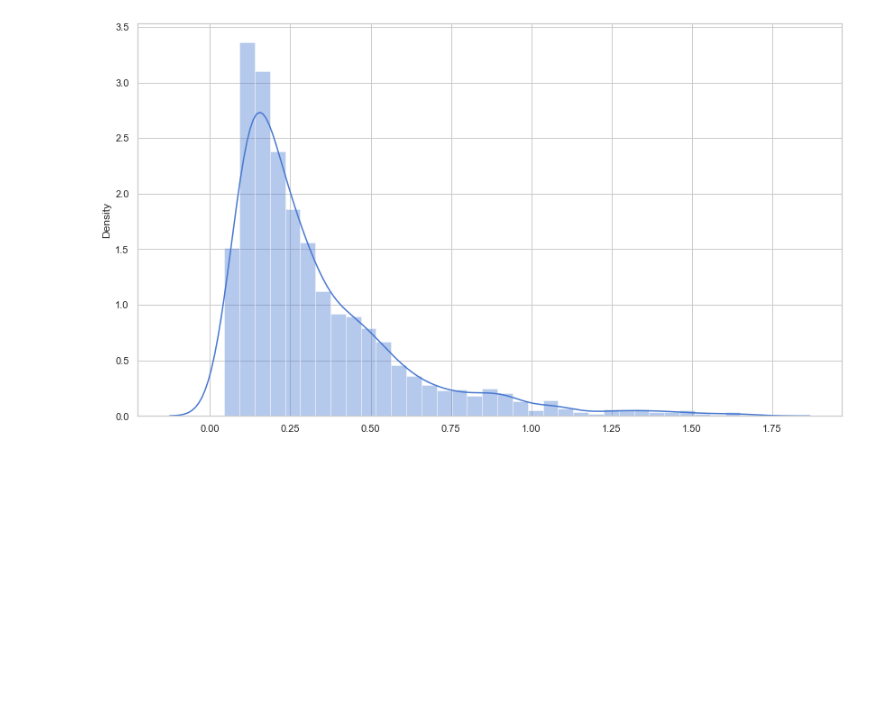
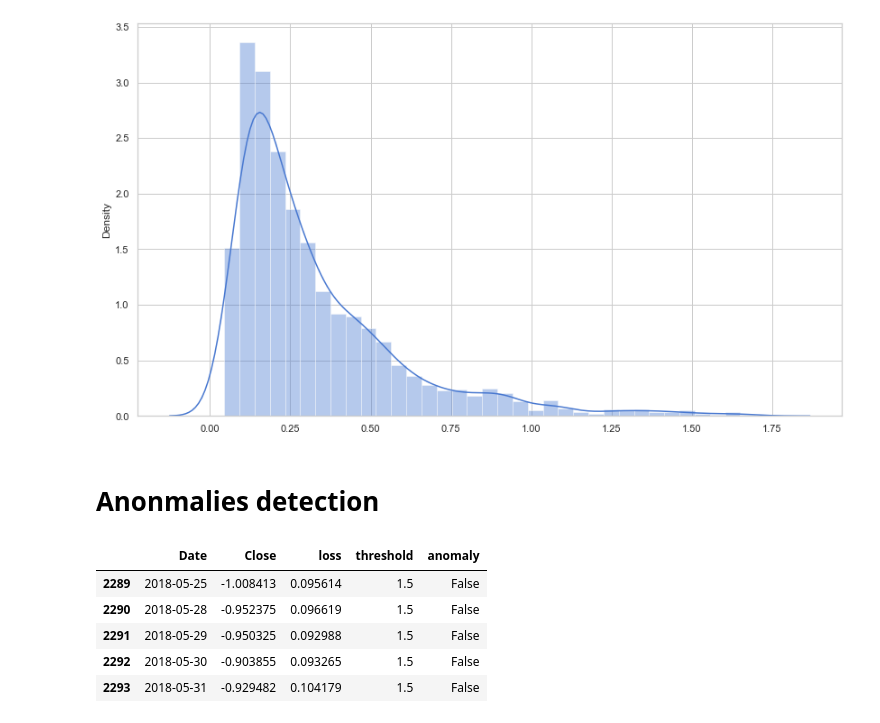
Before and after one commit to aryabhatta22/Anomaly-Detection-in-Stock-Prices, a Jupyter notebook: script.ipynb, the cells around one changed output. Drawn from its saved outputs; the diff is of its cells as text; code cells hidden in the pictures; blank space fills up the shorter version.

Commit message:
Anomaly detection done

```diff
--- a/script.ipynb
+++ b/script.ipynb
@@ -173,3 +173,19 @@ threshold = 1.50      # tweakable value
 # %%
 X_test_pred = model.predict(X_test)
 test_mae_loss = np.mean(np.abs(X_test_pred - X_test), axis = 1)
+# %% [markdown]
+# Anonmalies detection
+# %%
+test_score_df = pd.DataFrame(test[timeSteps:])
+test_score_df['loss'] = test_mae_loss
+test_score_df['threshold'] = threshold
+test_score_df['anomaly'] = test_score_df.loss > test_score_df.threshold
+# %%
+test_score_df.head()
+# %% [output]
+|  | Date | Close | loss | threshold | anomaly |
+| 2289 | 2018-05-25 | -1.008413 | 0.095614 | 1.5 | False |
+| 2290 | 2018-05-28 | -0.952375 | 0.096619 | 1.5 | False |
+| 2291 | 2018-05-29 | -0.950325 | 0.092988 | 1.5 | False |
+| 2292 | 2018-05-30 | -0.903855 | 0.093265 | 1.5 | False |
+| 2293 | 2018-05-31 | -0.929482 | 0.104179 | 1.5 | False |
```
Also changed, not shown: parts of 4 cells of this notebook.
